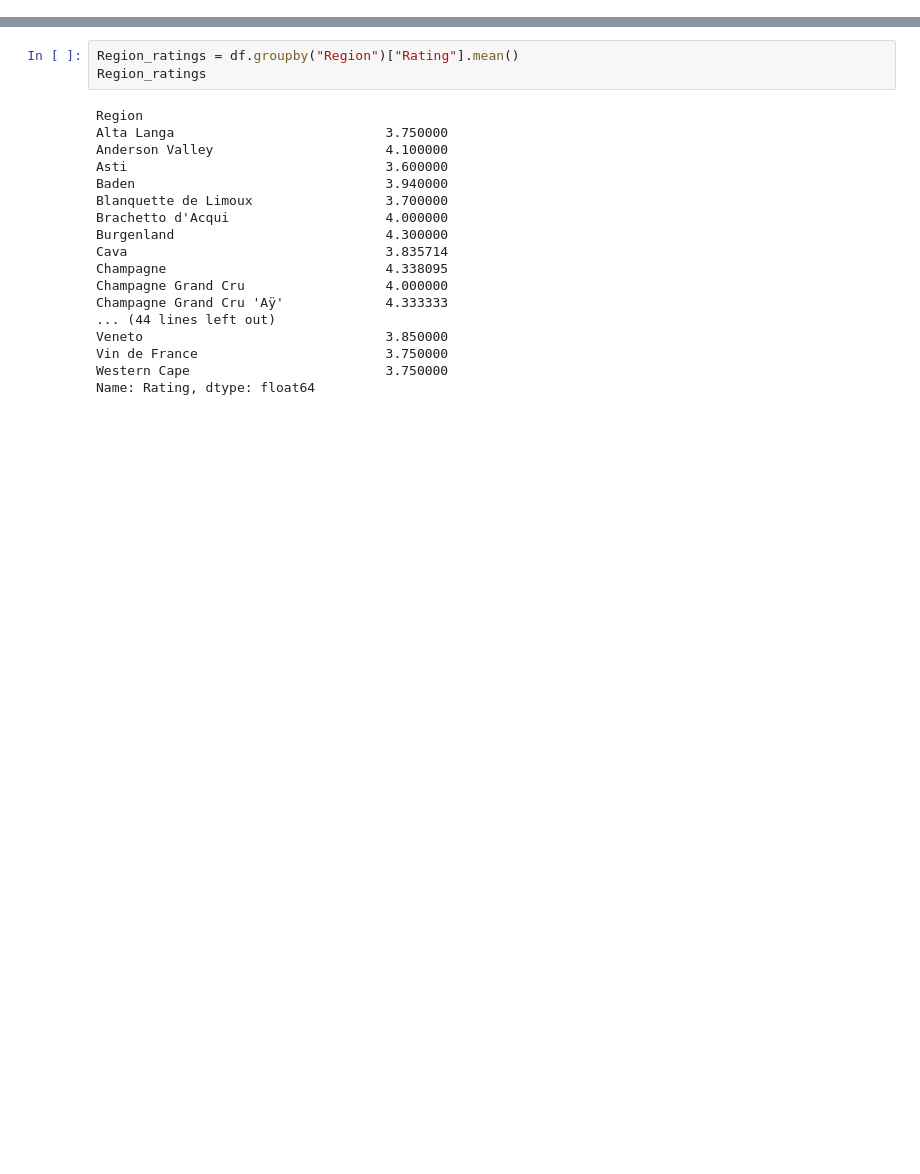
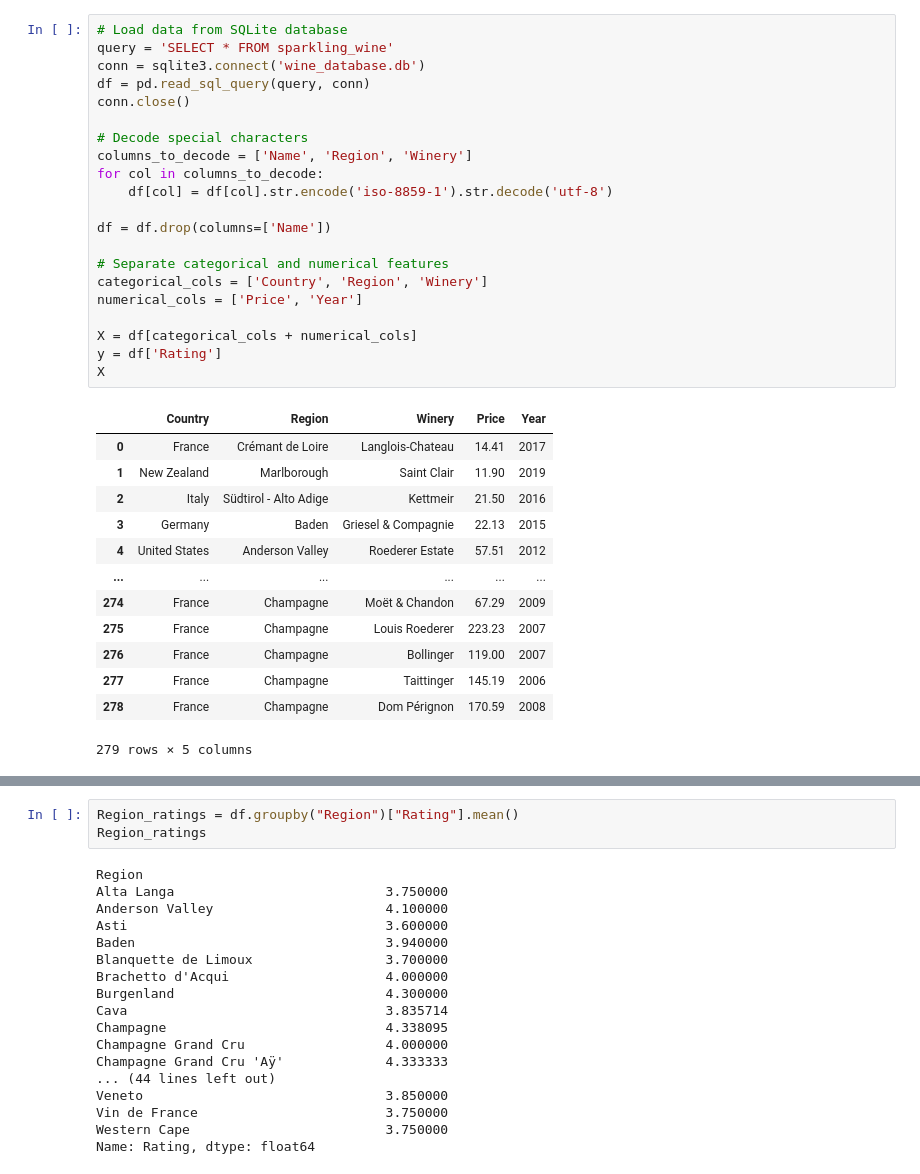
Before and after one commit to Parker-Teske/Wine_Project, a Jupyter notebook: Sparkling_LR_model.ipynb, the cells around one changed output, grey strips where cells are left out. Saved outputs shown, nothing was run; the diff lists cells and outputs as text; blank space fills up the shorter version.

```diff
--- a/Sparkling_LR_model.ipynb
+++ b/Sparkling_LR_model.ipynb
@@ -87,0 +12,35 @@ The standard deviation is 0.28456569346063876.
+# %%
+# Load data from SQLite database
+query = 'SELECT * FROM sparkling_wine'
+conn = sqlite3.connect('wine_database.db')
+df = pd.read_sql_query(query, conn)
+conn.close()
+
+# Decode special characters
+columns_to_decode = ['Name', 'Region', 'Winery']
+for col in columns_to_decode:
+    df[col] = df[col].str.encode('iso-8859-1').str.decode('utf-8')
+
+df = df.drop(columns=['Name'])
+
+# Separate categorical and numerical features
+categorical_cols = ['Country', 'Region', 'Winery']
+numerical_cols = ['Price', 'Year']
+
+X = df[categorical_cols + numerical_cols]
+y = df['Rating']
+X
+# %% [output]
+|  | Country | Region | Winery | Price | Year |
+| 0 | France | Crémant de Loire | Langlois-Chateau | 14.41 | 2017 |
+| 1 | New Zealand | Marlborough | Saint Clair | 11.90 | 2019 |
+| 2 | Italy | Südtirol - Alto Adige | Kettmeir | 21.50 | 2016 |
+| 3 | Germany | Baden | Griesel & Compagnie | 22.13 | 2015 |
+| 4 | United States | Anderson Valley | Roederer Estate | 57.51 | 2012 |
+| ... | ... | ... | ... | ... | ... |
+| 274 | France | Champagne | Moët & Chandon | 67.29 | 2009 |
+| 275 | France | Champagne | Louis Roederer | 223.23 | 2007 |
+| 276 | France | Champagne | Bollinger | 119.00 | 2007 |
+| 277 | France | Champagne | Taittinger | 145.19 | 2006 |
+| 278 | France | Champagne | Dom Pérignon | 170.59 | 2008 |
+279 rows × 5 columns
```
Also changed, not shown: parts of 18 cells of this notebook, 13 other files.
